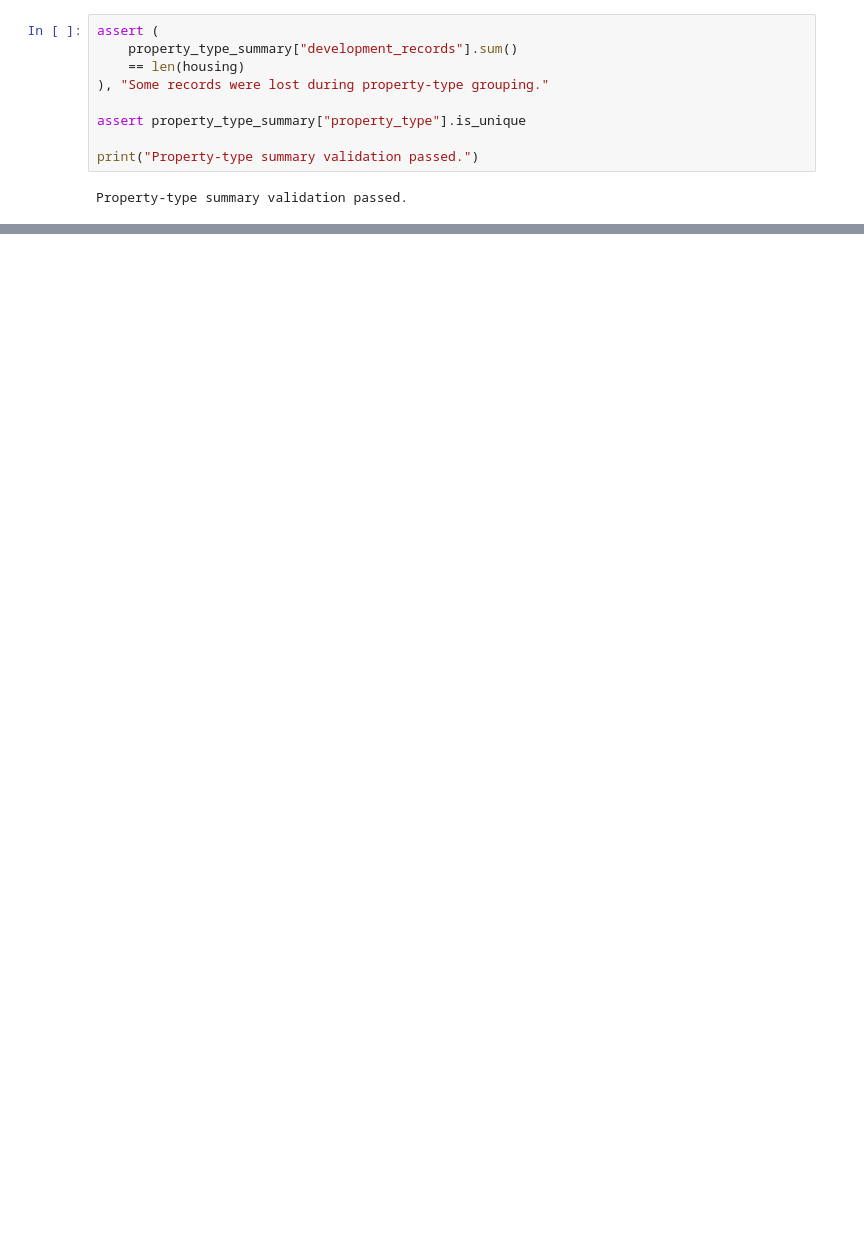
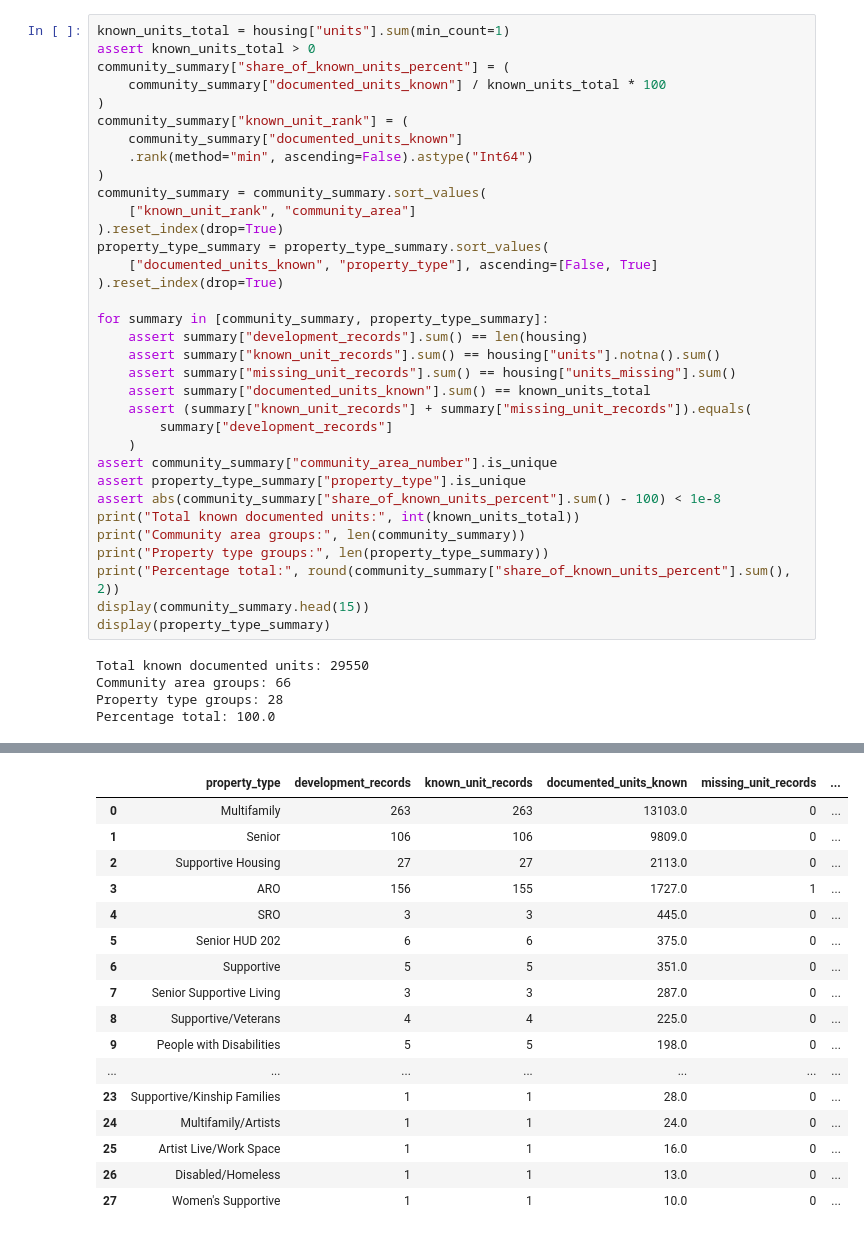
Before and after one commit to yasiamah/chicago-homelessness-resource-allocation, a Jupyter notebook: notebooks/04_affordable_housing_summary.ipynb, the cells around one changed output, grey strips where cells are left out. Drawn from its saved outputs; the diff is of its cells as text; blank space fills up the shorter version.

```diff
--- a/notebooks/04_affordable_housing_summary.ipynb
+++ b/notebooks/04_affordable_housing_summary.ipynb
@@ -169,11 +93,39 @@ display(property_type_summary)
-# %%
-assert (
-    property_type_summary["development_records"].sum()
-    == len(housing)
-), "Some records were lost during property-type grouping."
-
-assert property_type_summary["property_type"].is_unique
-
-print("Property-type summary validation passed.")
-# %% [output]
-Property-type summary validation passed.
+# %%
+known_units_total = housing["units"].sum(min_count=1)
+assert known_units_total > 0
+community_summary["share_of_known_units_percent"] = (
+    community_summary["documented_units_known"] / known_units_total * 100
+)
+community_summary["known_unit_rank"] = (
+    community_summary["documented_units_known"]
+    .rank(method="min", ascending=False).astype("Int64")
+)
+community_summary = community_summary.sort_values(
+    ["known_unit_rank", "community_area"]
+).reset_index(drop=True)
+property_type_summary = property_type_summary.sort_values(
+    ["documented_units_known", "property_type"], ascending=[False, True]
+).reset_index(drop=True)
+
+for summary in [community_summary, property_type_summary]:
+    assert summary["development_records"].sum() == len(housing)
+    assert summary["known_unit_records"].sum() == housing["units"].notna().sum()
+    assert summary["missing_unit_records"].sum() == housing["units_missing"].sum()
+    assert summary["documented_units_known"].sum() == known_units_total
+    assert (summary["known_unit_records"] + summary["missing_unit_records"]).equals(
+        summary["development_records"]
+    )
+assert community_summary["community_area_number"].is_unique
+assert property_type_summary["property_type"].is_unique
+assert abs(community_summary["share_of_known_units_percent"].sum() - 100) < 1e-8
+print("Total known documented units:", int(known_units_total))
+print("Community area groups:", len(community_summary))
+print("Property type groups:", len(property_type_summary))
+print("Percentage total:", round(community_summary["share_of_known_units_percent"].sum(), 2))
+display(community_summary.head(15))
+display(property_type_summary)
+# %% [output]
+Total known documented units: 29550
+Community area groups: 66
+Property type groups: 28
+Percentage total: 100.0
@@ -180 +148,18 @@ Property-type summary validation passed.
+|  | property_type | development_records | known_unit_records | documented_units_known | missing_unit_records | ... |
+| 0 | Multifamily | 263 | 263 | 13103.0 | 0 | ... |
+| 1 | Senior | 106 | 106 | 9809.0 | 0 | ... |
+| 2 | Supportive Housing | 27 | 27 | 2113.0 | 0 | ... |
+| 3 | ARO | 156 | 155 | 1727.0 | 1 | ... |
+| 4 | SRO | 3 | 3 | 445.0 | 0 | ... |
+| 5 | Senior HUD 202 | 6 | 6 | 375.0 | 0 | ... |
+| 6 | Supportive | 5 | 5 | 351.0 | 0 | ... |
+| 7 | Senior Supportive Living | 3 | 3 | 287.0 | 0 | ... |
+| 8 | Supportive/Veterans | 4 | 4 | 225.0 | 0 | ... |
+| 9 | People with Disabilities | 5 | 5 | 198.0 | 0 | ... |
+| ... | ... | ... | ... | ... | ... | ... |
+| 23 | Supportive/Kinship Families | 1 | 1 | 28.0 | 0 | ... |
+| 24 | Multifamily/Artists | 1 | 1 | 24.0 | 0 | ... |
+| 25 | Artist Live/Work Space | 1 | 1 | 16.0 | 0 | ... |
+| 26 | Disabled/Homeless | 1 | 1 | 13.0 | 0 | ... |
+| 27 | Women's Supportive | 1 | 1 | 10.0 | 0 | ... |
 # %%
```
Also changed, not shown: parts of 21 cells of this notebook, 8 other files.
